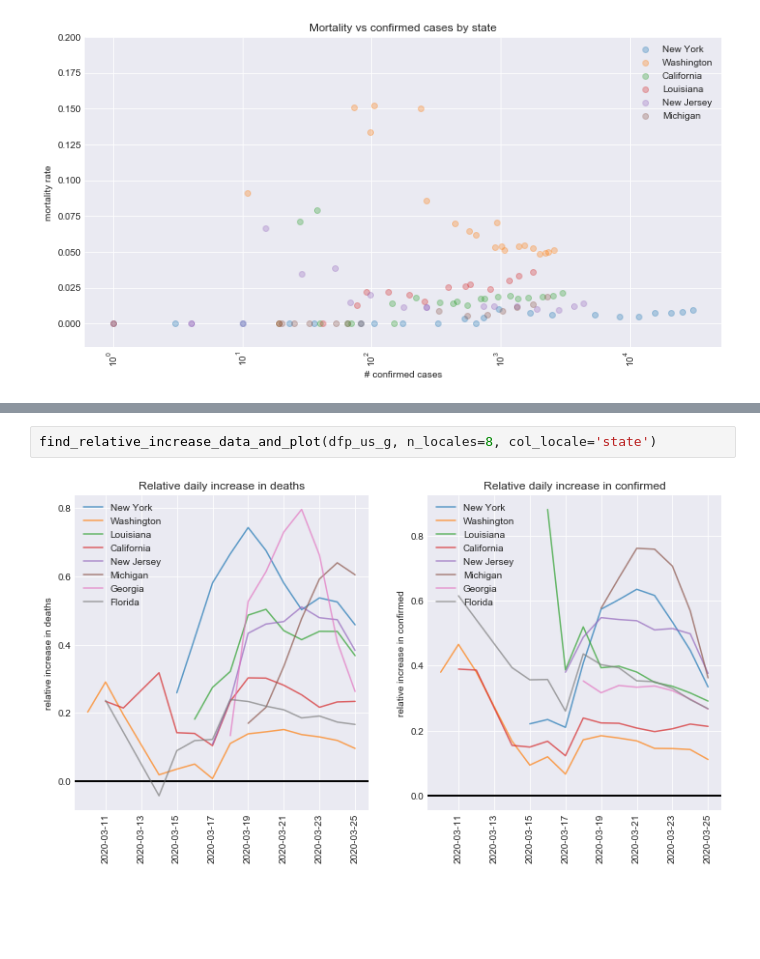
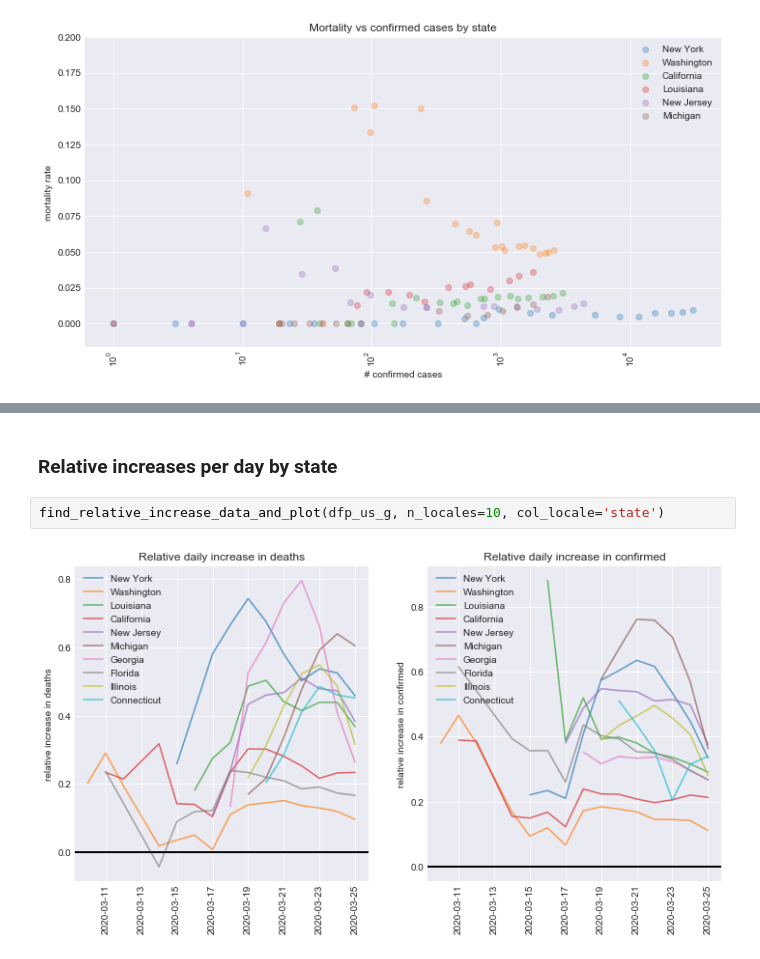
Before and after one commit to tboats/covid-19_analysis, a Jupyter notebook: analysis_covid-19.ipynb, the cells around one changed output, grey strips where cells are left out. Drawn from its saved outputs; the diff is of its cells as text; blank space fills up the shorter version.

```diff
--- a/analysis_covid-19.ipynb
+++ b/analysis_covid-19.ipynb
@@ -1122,4 +1129,7 @@ def find_relative_increase_data_and_plot(dfp_us_g,
+# %% [markdown]
+<a id='us_state_relative_increases'></a>
+### Relative increases per day by state
 # %%
-find_relative_increase_data_and_plot(dfp_us_g, n_locales=8, col_locale='state')
+find_relative_increase_data_and_plot(dfp_us_g, n_locales=10, col_locale='state')
 # %% [output]
-[figure, old version]
+[figure, new version]
```
Also changed, not shown: parts of 5 cells of this notebook.
